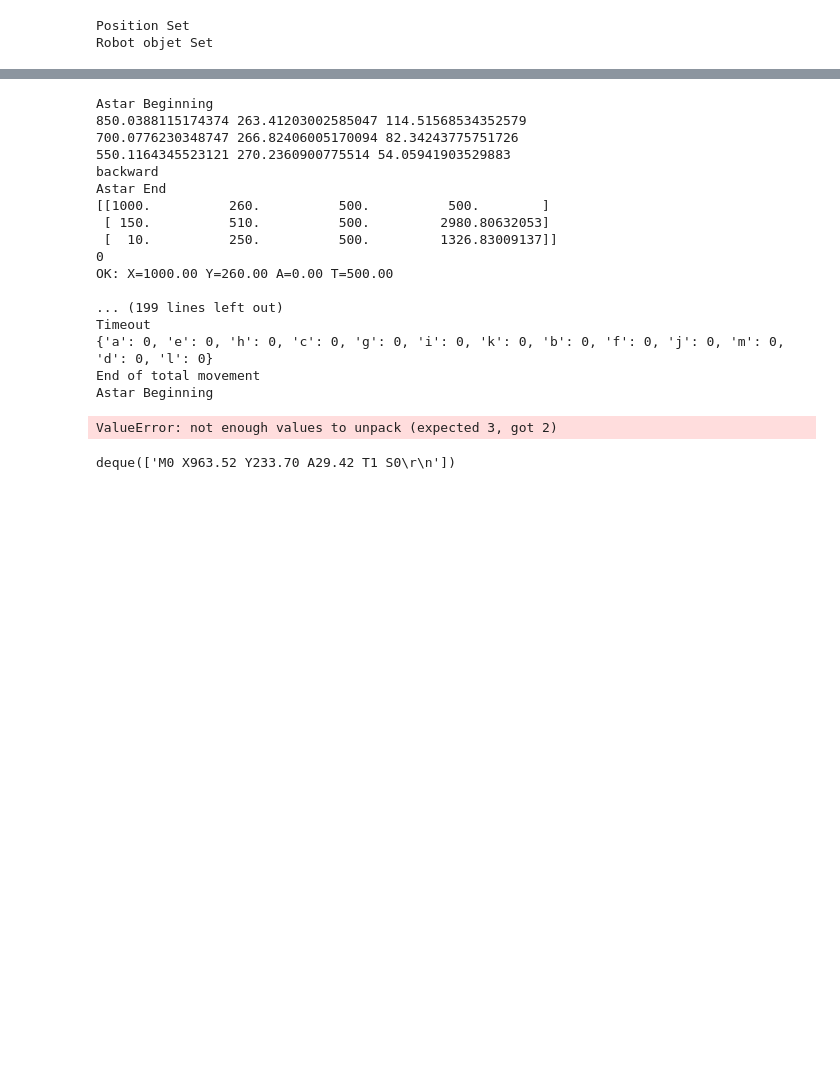
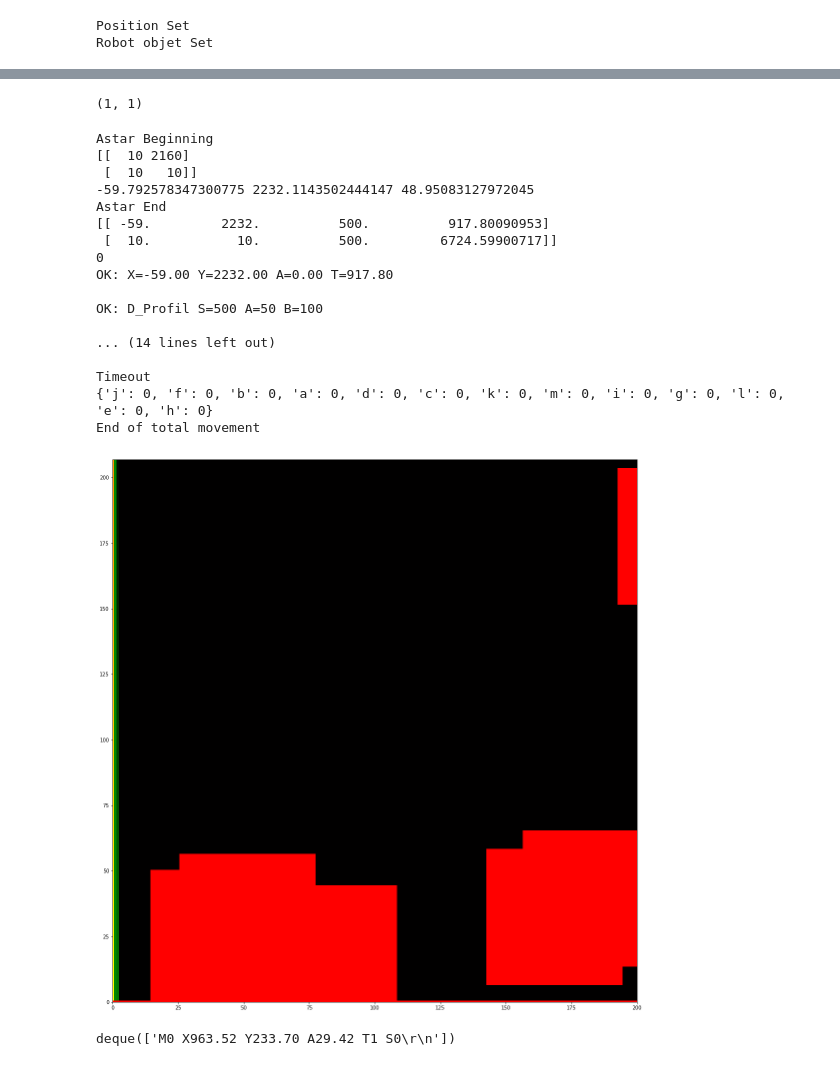
Before and after one commit to Guilhem74/STI_Robotic_Competition_Software, a Jupyter notebook: Architecture/main.ipynb, the cells around one changed output, grey strips where cells are left out. Drawn from its saved outputs; the diff is of its cells as text; code cells hidden in the pictures; blank space fills up the shorter version.

```diff
--- a/Architecture/main.ipynb
+++ b/Architecture/main.ipynb
@@ -166,30 +167,34 @@ IndexError: invalid index to scalar variable.
+# %%
+print(path)
+# %% [output]
+(1, 1)
 # %%
 Set_Objective=[[1000,250]]
 path, G=Main_Loop(Set_Objective[0],robot,mapper)
 mapper.display(G,path,robot)
 # %%
-Set_Objective=[[10,250]]
+Set_Objective=[[10,10]]
 path, G=Main_Loop(Set_Objective[0],robot,mapper)
-mapper.display(G,path,robot)
+mapper.display(G,path,robot);
 # %% [output]
 Astar Beginning
-850.0388115174374 263.41203002585047 114.51568534352579
-700.0776230348747 266.82406005170094 82.34243775751726
-550.1164345523121 270.2360900775514 54.05941903529883
-backward
+[[  10 2160]
+ [  10   10]]
+-59.792578347300775 2232.1143502444147 48.95083127972045
 Astar End
-[[1000.          260.          500.          500.        ]
- [ 150.          510.          500.         2980.80632053]
- [  10.          250.          500.         1326.83009137]]
+[[ -59.         2232.          500.          917.80090953]
+ [  10.           10.          500.         6724.59900717]]
 0
-OK: X=1000.00 Y=260.00 A=0.00 T=500.00
+OK: X=-59.00 Y=2232.00 A=0.00 T=917.80
 
-... (199 lines left out)
+OK: D_Profil S=500 A=50 B=100
+
+... (14 lines left out)
+
 Timeout
-{'a': 0, 'e': 0, 'h': 0, 'c': 0, 'g': 0, 'i': 0, 'k': 0, 'b': 0, 'f': 0, 'j': 0, 'm': 0, 'd': 0, 'l': 0}
+{'j': 0, 'f': 0, 'b': 0, 'a': 0, 'd': 0, 'c': 0, 'k': 0, 'm': 0, 'i': 0, 'g': 0, 'l': 0, 'e': 0, 'h': 0}
 End of total movement
-Astar Beginning
-ValueError: not enough values to unpack (expected 3, got 2)
+[figure, added]
 # %%
 #M0 X1401.47 Y329.98 A-40.82 T1 S0
 mapper.display(G,path,robot)
```
Also changed, not shown: parts of 3 cells of this notebook, 1 other file.
